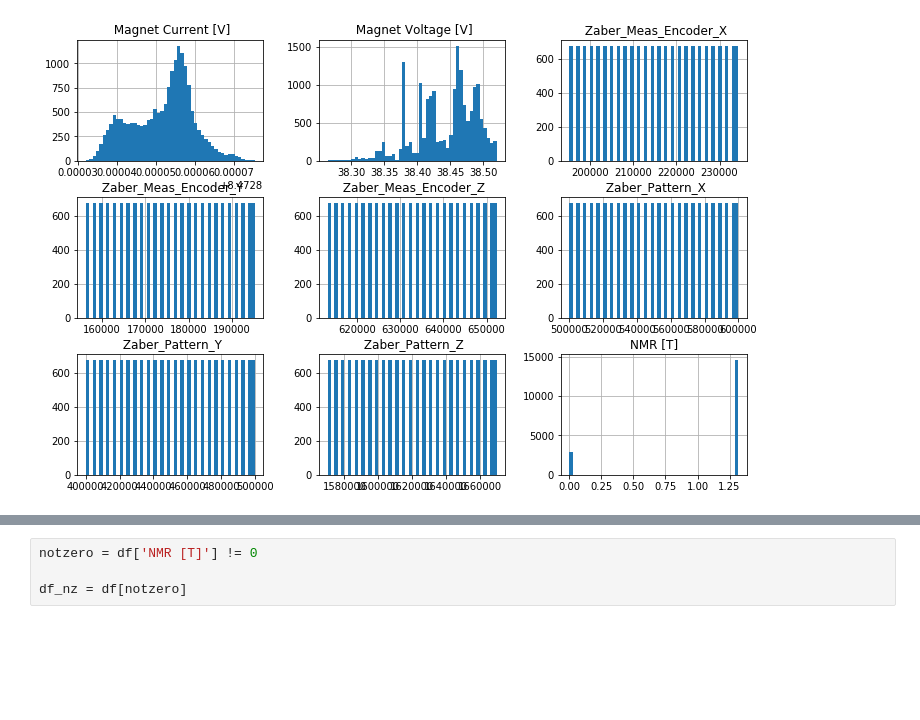
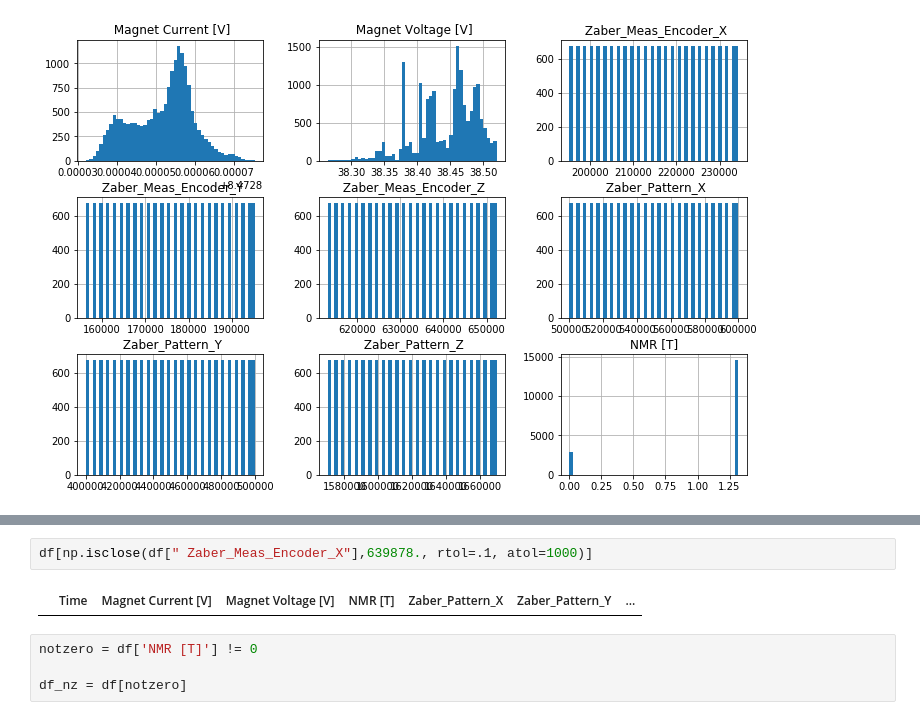
Before and after one commit to ckampa13/hallprobecalib, a Jupyter notebook: scripts/06-12-19_FNAL_Magnet_Map_Finer_2.ipynb, the cells around one changed output, grey strips where cells are left out. Saved outputs shown, nothing was run; the diff lists cells and outputs as text; blank space fills up the shorter version.

```diff
--- a/scripts/06-12-19_FNAL_Magnet_Map_Finer_2.ipynb
+++ b/scripts/06-12-19_FNAL_Magnet_Map_Finer_2.ipynb
@@ -70,3 +101,7 @@ array([[<matplotlib.axes._subplots.AxesSubplot object at 0x...>,
+# %%
+df[np.isclose(df[" Zaber_Meas_Encoder_X"],639878., rtol=.1, atol=1000)]
+# %% [output]
+|  | Time | Magnet Current [V] | Magnet Voltage [V] | NMR [T] | Zaber_Pattern_X | Zaber_Pattern_Y | ... |
 # %%
 notzero = df['NMR [T]'] != 0
 
```
Also changed, not shown: parts of 12 cells of this notebook, 11 other files.
